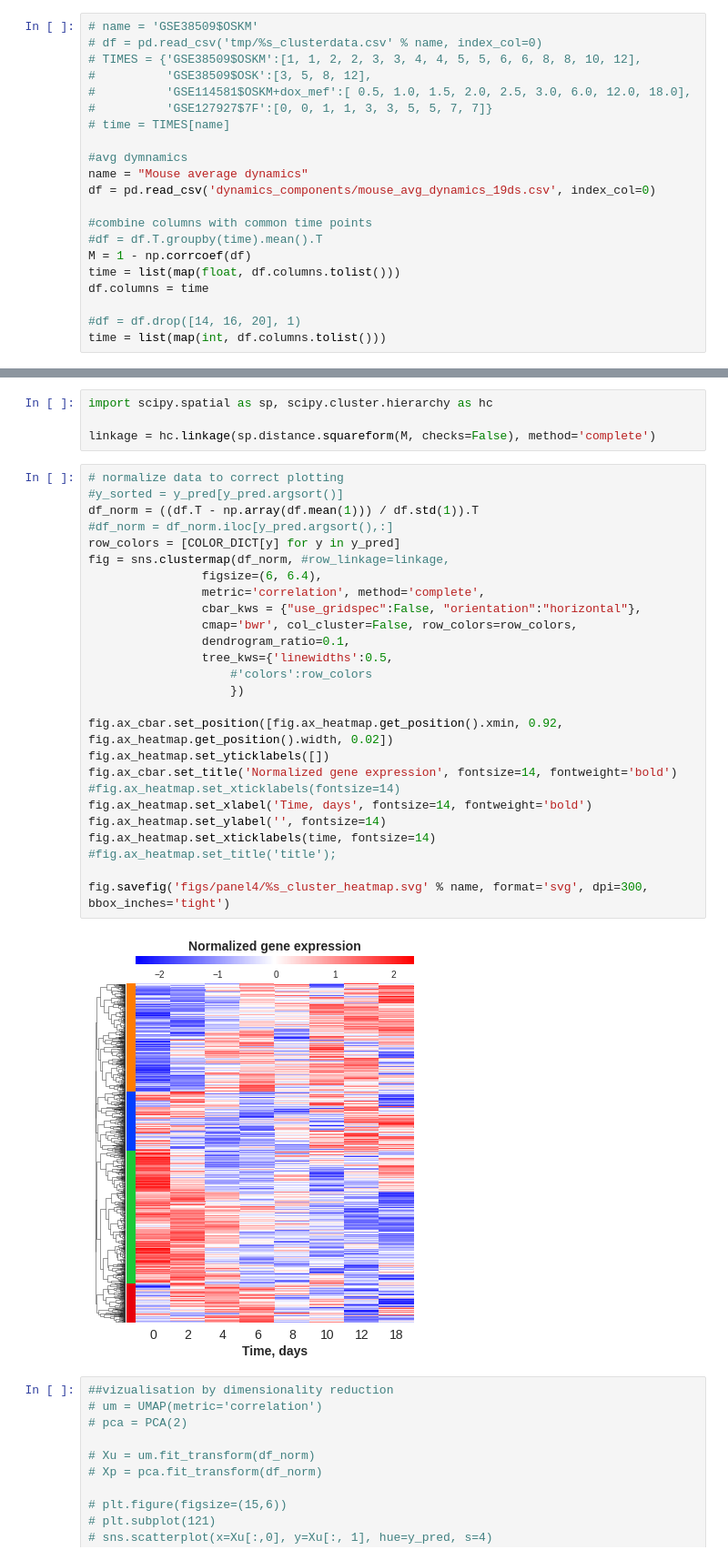
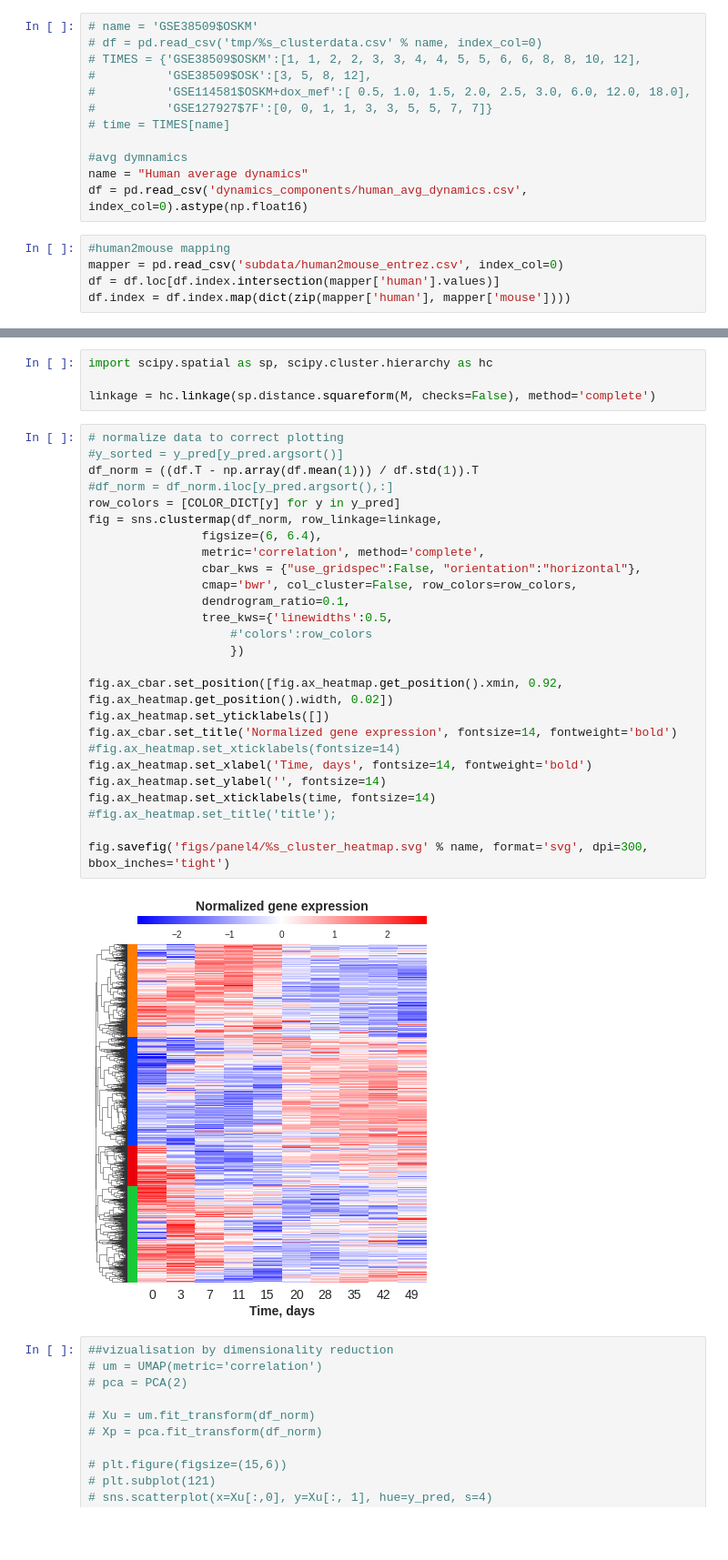
Before and after one commit to shappiron/Reprogramming_meta, a Jupyter notebook: clustering.ipynb, the cells around one changed output, grey strips where cells are left out. Shown: that part at 91% size. Drawn from its saved outputs; the diff is of its cells as text; blank space fills up the shorter version.

```diff
--- a/clustering.ipynb
+++ b/clustering.ipynb
@@ -41,14 +41,10 @@ import json
 # time = TIMES[name]
 
 #avg dymnamics
-name = "Mouse average dynamics"
-df = pd.read_csv('dynamics_components/mouse_avg_dynamics_19ds.csv', index_col=0)
-
-#combine columns with common time points
-#df = df.T.groupby(time).mean().T
-M = 1 - np.corrcoef(df)
-time = list(map(float, df.columns.tolist()))
-df.columns = time
-
-#df = df.drop([14, 16, 20], 1)
-time = list(map(int, df.columns.tolist()))
+name = "Human average dynamics"
+df = pd.read_csv('dynamics_components/human_avg_dynamics.csv', index_col=0).astype(np.float16)
+# %%
+#human2mouse mapping
+mapper = pd.read_csv('subdata/human2mouse_entrez.csv', index_col=0)
+df = df.loc[df.index.intersection(mapper['human'].values)]
+df.index = df.index.map(dict(zip(mapper['human'], mapper['mouse'])))
@@ -179,31 +190,31 @@ linkage = hc.linkage(sp.distance.squareform(M, checks=False), method='complete')
 # %%
 # normalize data to correct plotting
 #y_sorted = y_pred[y_pred.argsort()]
 df_norm = ((df.T - np.array(df.mean(1))) / df.std(1)).T
 #df_norm = df_norm.iloc[y_pred.argsort(),:]
 row_colors = [COLOR_DICT[y] for y in y_pred]
-fig = sns.clustermap(df_norm, #row_linkage=linkage,
+fig = sns.clustermap(df_norm, row_linkage=linkage,
                 figsize=(6, 6.4),
                 metric='correlation', method='complete',
                 cbar_kws = {"use_gridspec":False, "orientation":"horizontal"},
                 cmap='bwr', col_cluster=False, row_colors=row_colors,
                 dendrogram_ratio=0.1,
                 tree_kws={'linewidths':0.5,
                     #'colors':row_colors
                     })
 
 fig.ax_cbar.set_position([fig.ax_heatmap.get_position().xmin, 0.92, fig.ax_heatmap.get_position().width, 0.02])
 fig.ax_heatmap.set_yticklabels([])
 fig.ax_cbar.set_title('Normalized gene expression', fontsize=14, fontweight='bold')
 #fig.ax_heatmap.set_xticklabels(fontsize=14)
 fig.ax_heatmap.set_xlabel('Time, days', fontsize=14, fontweight='bold')
 fig.ax_heatmap.set_ylabel('', fontsize=14)
 fig.ax_heatmap.set_xticklabels(time, fontsize=14)
 #fig.ax_heatmap.set_title('title');
 
 fig.savefig('figs/panel4/%s_cluster_heatmap.svg' % name, format='svg', dpi=300, bbox_inches='tight')
 # %% [output]
-[figure, old version]
+[figure, new version]
 # %%
 ##vizualisation by dimensionality reduction
 # um = UMAP(metric='correlation')
```
Also changed, not shown: parts of 9 cells of this notebook, 3 other files.
